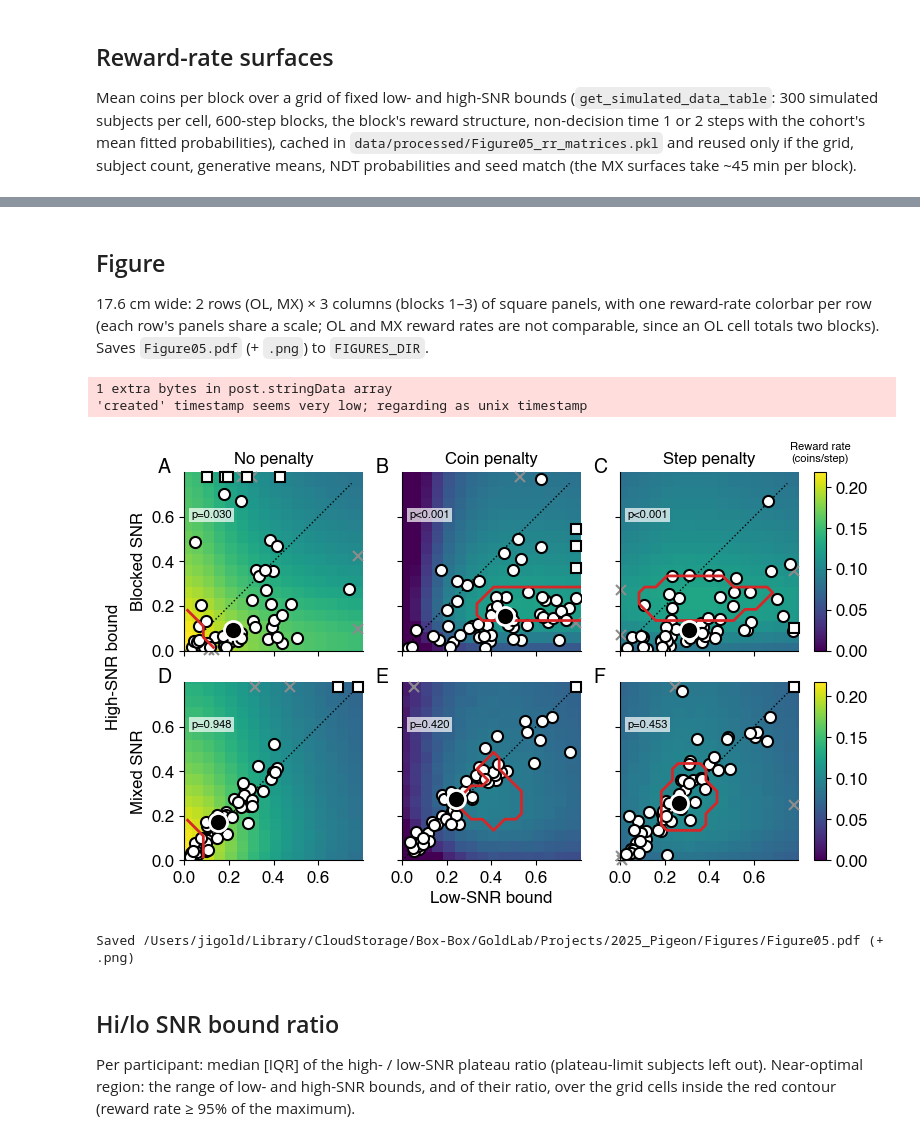
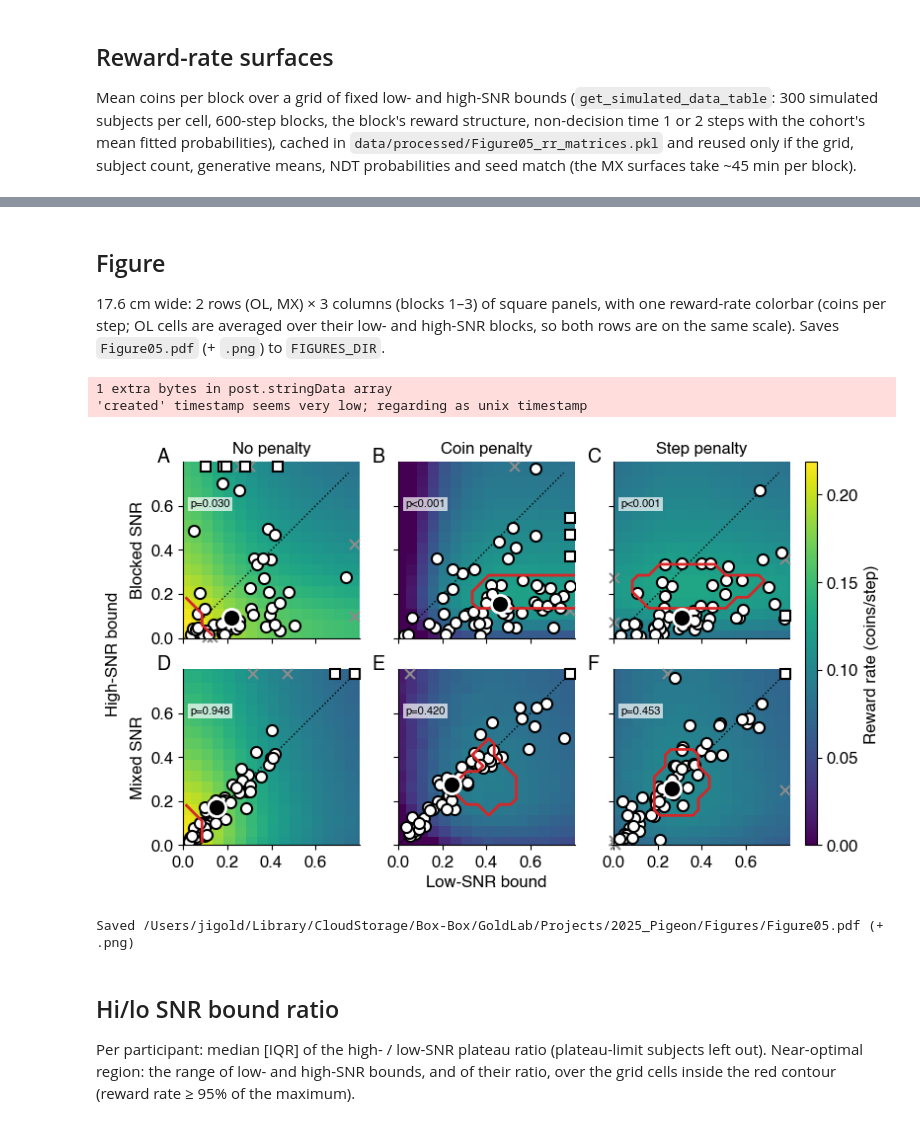
Before and after one commit to TheGoldLab/ms_2026_kalburge_etal_elife, a Jupyter notebook: notebooks/Figure05_mixedVsBlockedSNR.ipynb, the cells around one changed output, grey strips where cells are left out. Cells and saved outputs as stored; diff of their text form; code cells hidden in the pictures.

Commit message:
Fig 5: one shared reward-rate colorbar (both rows in coins/step); docstring placement, no progress output, trimmed comments
Co-Authored-By: Claude Opus 5.5 <noreply@anthropic.com>

```diff
--- a/notebooks/Figure05_mixedVsBlockedSNR.ipynb
+++ b/notebooks/Figure05_mixedVsBlockedSNR.ipynb
@@ -255,9 +232,9 @@ Computing RR matrix for MX block 3...
 # %% [markdown]
 ## Figure
 
-17.6 cm wide: 2 rows (OL, MX) × 3 columns (blocks 1–3) of square panels, with one reward-rate
-colorbar per row (each row's panels share a scale; OL and MX reward rates are not comparable, since
-an OL cell totals two blocks). Saves `Figure05.pdf` (+ `.png`) to `FIGURES_DIR`.
+17.6 cm wide: 2 rows (OL, MX) × 3 columns (blocks 1–3) of square panels, with one reward-rate colorbar
+(coins per step; OL cells are averaged over their low- and high-SNR blocks, so both rows are on the same
+scale). Saves `Figure05.pdf` (+ `.png`) to `FIGURES_DIR`.
 # %%
 # ── Main figure: 2 rows (OL/MX) × 3 cols (blocks 1–3), heatmap panels ────────
 WID = 15.6           # panel-grid width (cm); with the colorbar strip the figure is ~17.6 cm before labels
@@ -290,25 +267,18 @@ axs = np.array([[fig_main.add_subplot(gs[r, c])
 # Column titles (top row only): the penalty condition, which is the same for both cohorts' block b;
 # the row labels give the cohort (blocked vs. mixed SNR).
 
-# Each row (task type) gets its own color scale, shared across that row's 3
-# blocks — OL and MX reward rates aren't on the same footing, so a single
-# figure-wide scale would wash out one row's structure relative to the other.
-row_vmax = {
-    row_idx: max((rr_matrices[(task_type, block)].max()
-                   for block in BLOCKS if (task_type, block) in rr_matrices),
-                  default=None)
-    for row_idx, (_, task_type) in enumerate(tasks)
-}
+# One color scale for all panels (reward rate in coins per step in both rows).
+vmax = max(m.max() for m in rr_matrices.values())
 
-row_im = {}
+im = None
 for row_idx, (task_label, task_type) in enumerate(tasks):
     for col_idx, block in enumerate(BLOCKS):
         ax = axs[row_idx, col_idx]
         panel_im = _plot_heatmap_panel(
             ax, *fit_bounds[(task_type, block)], RR_BOUNDS,
-            rr_matrices.get((task_type, block)), vmax=row_vmax[row_idx], lim=fit_limit[(task_type, block)])
+            rr_matrices.get((task_type, block)), vmax=vmax, lim=fit_limit[(task_type, block)])
         if panel_im is not None:
-            row_im[row_idx] = panel_im
+            im = panel_im
 
         if row_idx == 0:
             ax.set_title(CONDITION_LABELS[block])
@@ -329,50 +299,46 @@ for row_idx, (task_label, task_type) in enumerate(tasks):
         ax.spines['right'].set_visible(False)
         add_panel_label(ax, chr(65 + row_idx * n_cols + col_idx))
 
-# One colorbar per row, vertically aligned with that row's panels, each on its
-# own (row-shared) reward-rate scale.
-for row_idx, (_, task_type) in enumerate(tasks):
-    if row_idx not in row_im:
-        continue
-    y0, y1 = axs[row_idx, 0].get_position().y0, axs[row_idx, 0].get_position().y1
-    cax = fig_main.add_axes([(WID + CBAR_PAD) / fig_w, y0, CBAR_W / fig_w, y1 - y0])
-    cbar = fig_main.colorbar(row_im[row_idx], cax=cax)
-    if task_type == 'OL':
-        cbar.ax.set_title('Reward rate\n(coins/step)', fontsize=8, pad=8)
+# One colorbar, spanning both rows.
+y0, y1 = axs[-1, 0].get_position().y0, axs[0, 0].get_position().y1
+cax = fig_main.add_axes([(WID + CBAR_PAD) / fig_w, y0, CBAR_W / fig_w, y1 - y0])
+cbar = fig_main.colorbar(im, cax=cax)
+cbar.set_label('Reward rate (coins/step)')
+cbar.set_ticks(np.arange(0, vmax + 1e-9, 0.05))
 
 # Shared axis labels: "High-SNR bound" centered vertically between the two
 # rows (just left of the per-row task-type labels), "Low-SNR bound" centered
 # horizontally under the middle column (just below its tick labels).
 fig_main.canvas.draw()
 renderer = fig_main.canvas.get_renderer()
 
 label_x0 = min(
     axs[0, 0].yaxis.label.get_window_extent(renderer=renderer).x0,
     axs[-1, 0].yaxis.label.get_window_extent(renderer=renderer).x0,
 )
 label_x_fig = fig_main.transFigure.inverted().transform((label_x0, 0))[0]
 row_y0 = axs[-1, 0].get_position().y0
 row_y1 = axs[0, 0].get_position().y1
 fig_main.text(label_x_fig - 0.015, (row_y0 + row_y1) / 2, 'High-SNR bound',
               rotation=90, ha='right', va='center', fontsize=FS)
 
 mid_col = n_cols // 2
 mid_ax = axs[-1, mid_col]
 tick_y0 = mid_ax.xaxis.get_tightbbox(renderer).y0
 tick_y_fig = fig_main.transFigure.inverted().transform((0, tick_y0))[1]
 col_x0, col_x1 = mid_ax.get_position().x0, mid_ax.get_position().x1
 fig_main.text((col_x0 + col_x1) / 2, tick_y_fig - 0.015, 'Low-SNR bound',
               ha='center', va='top', fontsize=FS)
 
 out = FIGURES_DIR / 'Figure05.pdf'
 fig_main.savefig(out, dpi=300, bbox_inches='tight')
 fig_main.savefig(out.with_suffix('.png'), dpi=300, bbox_inches='tight')
 plt.show()
 print(f'Saved {out} (+ .png)')
 # %% [output]
 1 extra bytes in post.stringData array
 'created' timestamp seems very low; regarding as unix timestamp
-[figure, old version]
+[figure, new version]
 Saved /Users/jigold/Library/CloudStorage/Box-Box/GoldLab/Projects/2025_Pigeon/Figures/Figure05.pdf (+ .png)
 # %% [markdown]
 ## Hi/lo SNR bound ratio
```
Also changed, not shown: parts of 2 cells of this notebook.
